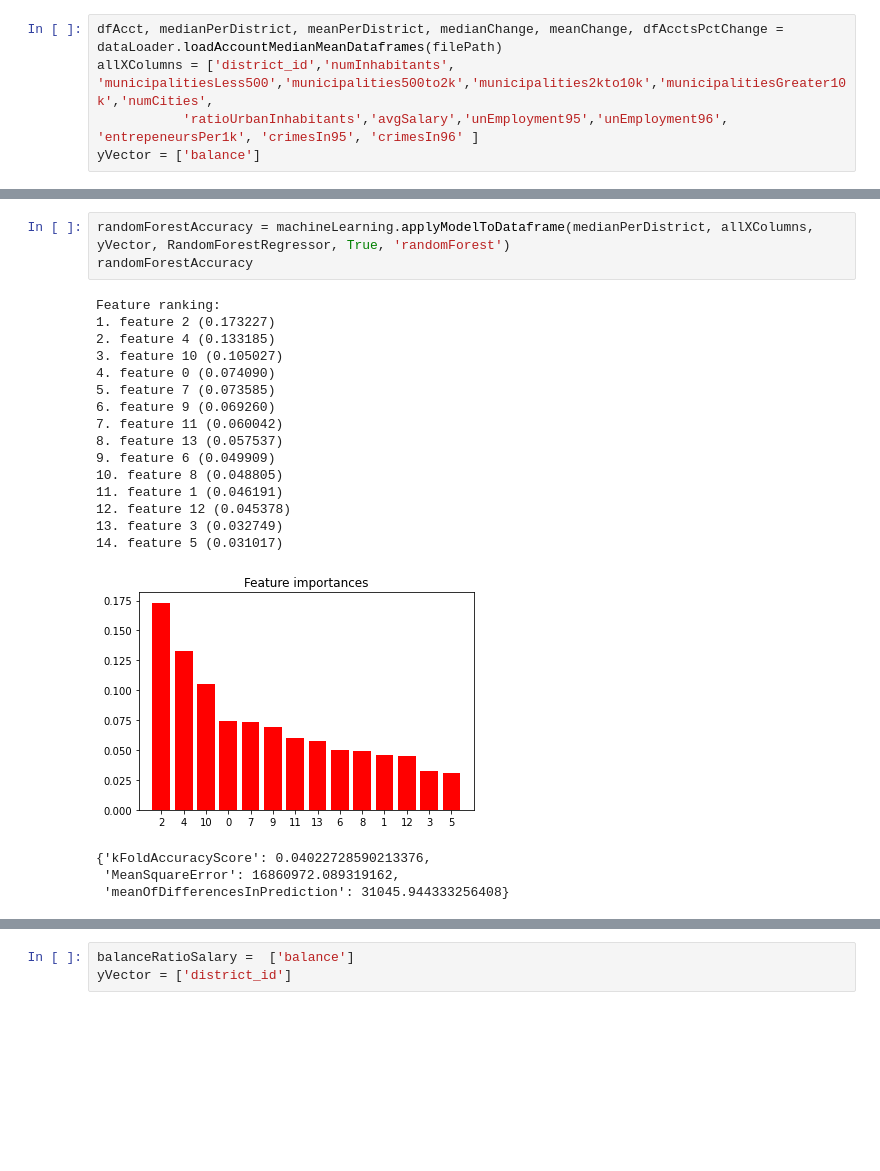
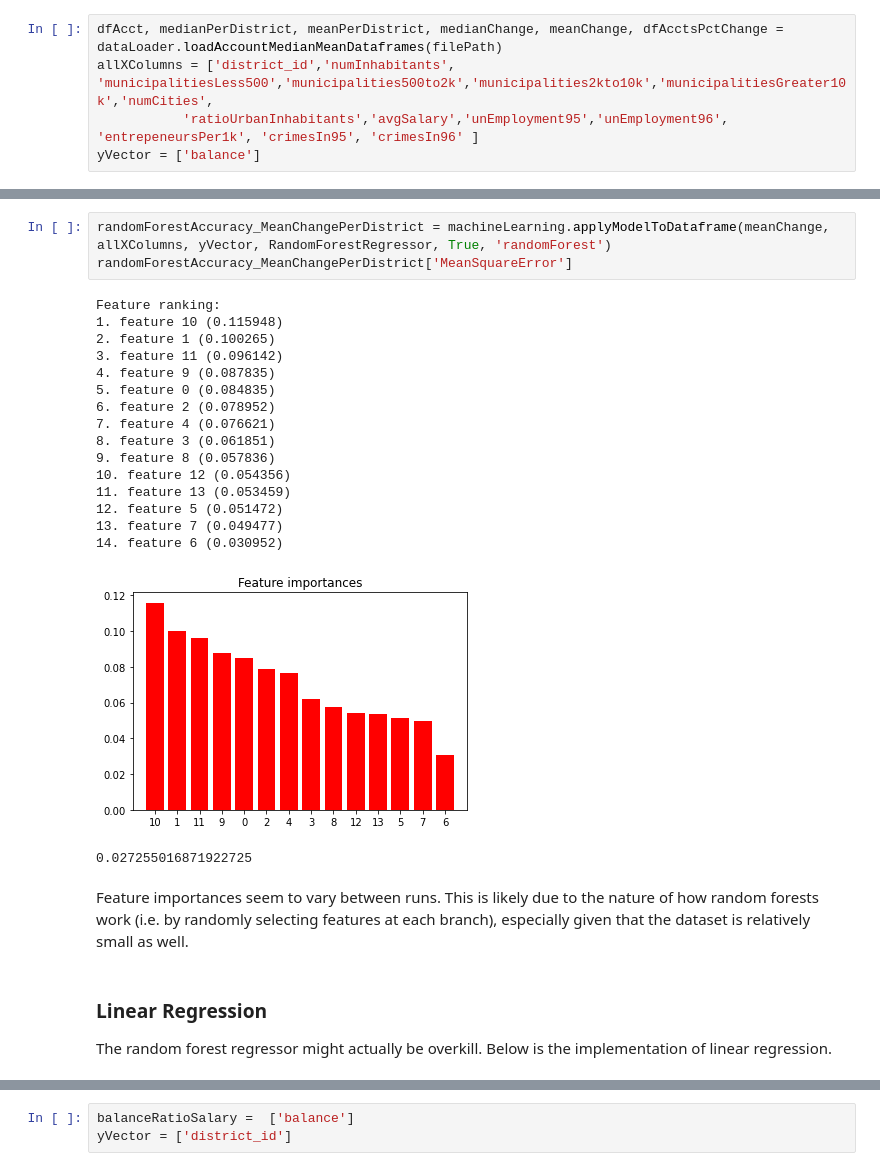
Before and after one commit to LaneMatthewJ/teamAllBlacks_czechBanking, a Jupyter notebook: RegressionAttempt.ipynb, the cells around one changed output, grey strips where cells are left out. Drawn from its saved outputs; the diff is of its cells as text; blank space fills up the shorter version.

```diff
--- a/RegressionAttempt.ipynb
+++ b/RegressionAttempt.ipynb
@@ -43,24 +43,28 @@ Feature ranking:
 # %%
-randomForestAccuracy = machineLearning.applyModelToDataframe(medianPerDistrict, allXColumns, yVector, RandomForestRegressor, True, 'randomForest')
-randomForestAccuracy
+randomForestAccuracy_MeanChangePerDistrict = machineLearning.applyModelToDataframe(meanChange, allXColumns, yVector, RandomForestRegressor, True, 'randomForest')
+randomForestAccuracy_MeanChangePerDistrict['MeanSquareError']
 # %% [output]
 Feature ranking:
-1. feature 2 (0.173227)
-2. feature 4 (0.133185)
-3. feature 10 (0.105027)
-4. feature 0 (0.074090)
-5. feature 7 (0.073585)
-6. feature 9 (0.069260)
-7. feature 11 (0.060042)
-8. feature 13 (0.057537)
-9. feature 6 (0.049909)
-10. feature 8 (0.048805)
-11. feature 1 (0.046191)
-12. feature 12 (0.045378)
-13. feature 3 (0.032749)
-14. feature 5 (0.031017)
+1. feature 10 (0.115948)
+2. feature 1 (0.100265)
+3. feature 11 (0.096142)
+4. feature 9 (0.087835)
+5. feature 0 (0.084835)
+6. feature 2 (0.078952)
+7. feature 4 (0.076621)
+8. feature 3 (0.061851)
+9. feature 8 (0.057836)
+10. feature 12 (0.054356)
+11. feature 13 (0.053459)
+12. feature 5 (0.051472)
+13. feature 7 (0.049477)
+14. feature 6 (0.030952)
-[figure, old version]
+[figure, new version]
-{'kFoldAccuracyScore': 0.04022728590213376,
- 'MeanSquareError': 16860972.089319162,
- 'meanOfDifferencesInPrediction': 31045.944333256408}
+0.027255016871922725
+# %% [markdown]
+Feature importances seem to vary between runs. This is likely due to the nature of how random forests work (i.e. by randomly selecting features at each branch), especially given that the dataset is relatively small as well.
+# %% [markdown]
+### Linear Regression
+
+The random forest regressor might actually be overkill. Below is the implementation of linear regression.
 # %%
```
Also changed, not shown: parts of 28 cells of this notebook, 3 other files.
